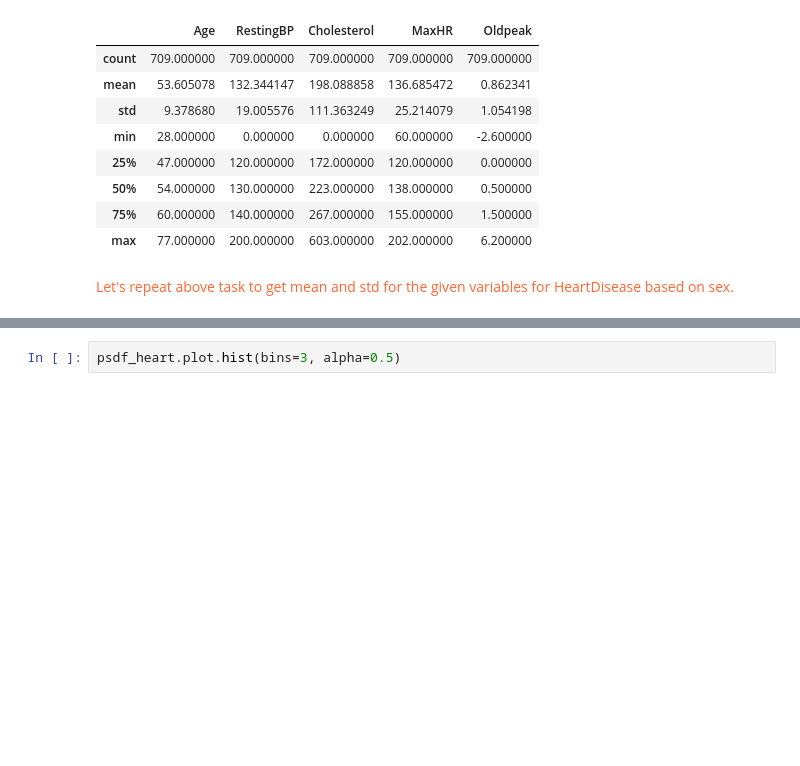
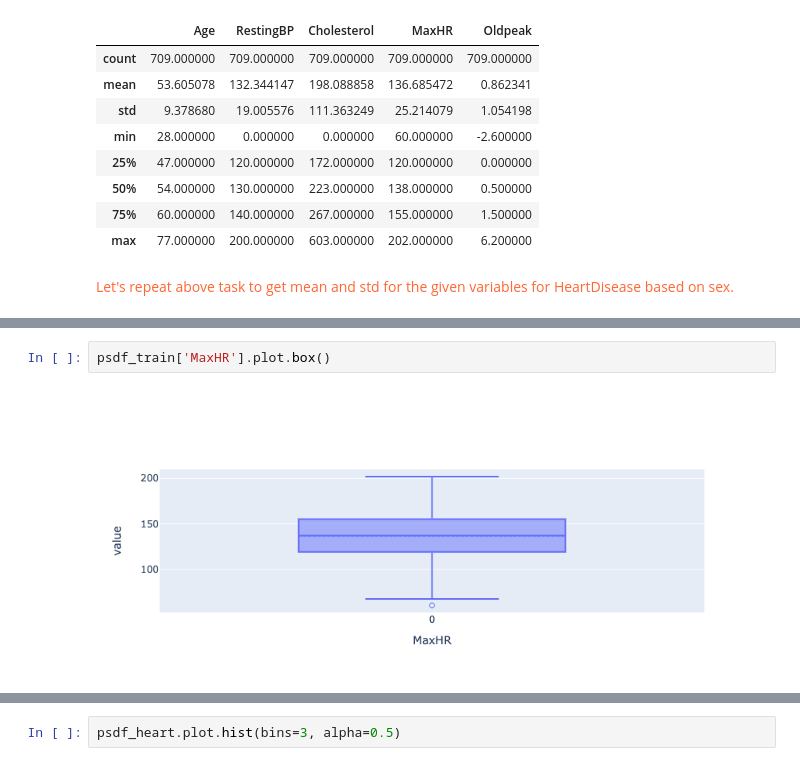
Before and after one commit to akoncsugit/HeartFailure, a Jupyter notebook: FinalProject.ipynb, the cells around one changed output, grey strips where cells are left out. Saved outputs shown, nothing was run; the diff lists cells and outputs as text; blank space fills up the shorter version.

```diff
--- a/FinalProject.ipynb
+++ b/FinalProject.ipynb
@@ -169,0 +207,4 @@ NameError: name 'psdf_train_summ_sex' is not defined
+# %%
+psdf_train['MaxHR'].plot.box()
+# %% [output]
+[figure, added]
```
Also changed, not shown: parts of 17 cells of this notebook.
